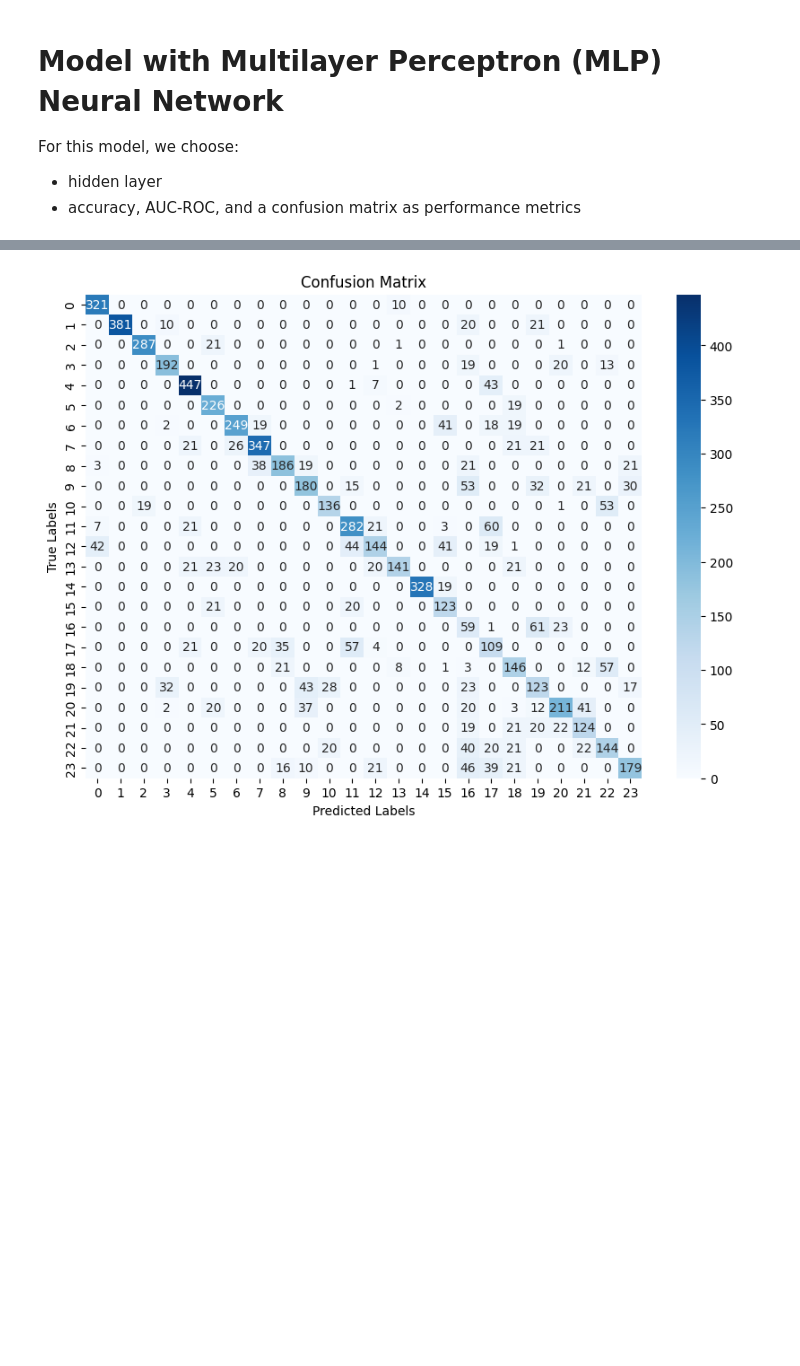
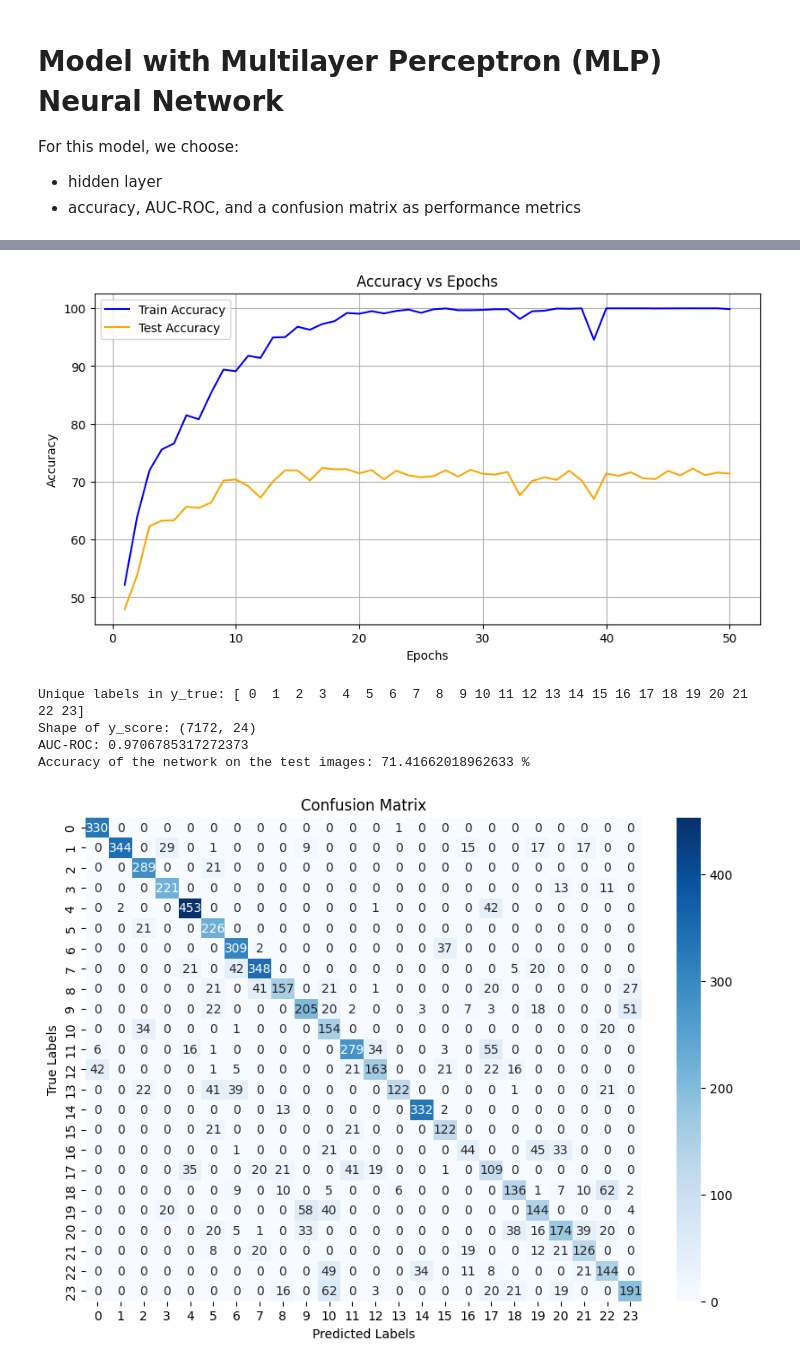
Before and after one commit to MathisAulagnier/SignLanguageLetterRecognitionAI, a Jupyter notebook: src/notebooks/MLP.ipynb, the cells around one changed output, grey strips where cells are left out. Saved outputs shown, nothing was run; the diff lists cells and outputs as text; code cells hidden in the pictures; blank space fills up the shorter version.

Commit message:
[FEAT] Graph accuracy vs epochs for the Multilayer Perceptron

```diff
--- a/src/notebooks/MLP.ipynb
+++ b/src/notebooks/MLP.ipynb
@@ -67,8 +67,13 @@ model = MLP(input_size, hidden_size, num_classes)
 criterion = nn.CrossEntropyLoss()
 optimizer = torch.optim.Adam(model.parameters(), lr=learning_rate)
 
+# Lists to store accuracies
+train_accuracies = []
+test_accuracies = []
+
 # Training loop
 for epoch in range(epochs):
+    model.train()
     for i, (images, labels) in enumerate(train_loader):
         outputs = model(images)
         loss = criterion(outputs, labels)
@@ -79,10 +84,48 @@ for epoch in range(epochs):
         if (i+1) % 100 == 0:
             print(f'Epoch [{epoch+1}/{epochs}], Step [{i+1}/{len(train_loader)}], Loss: {loss.item():.4f}')
 
+    # Calculate train accuracy
+    correct_train = 0
+    total_train = 0
+    model.eval()
+    with torch.no_grad():
+        for images, labels in train_loader:
+            outputs = model(images)
+            _, predicted = torch.max(outputs.data, 1)
+            total_train += labels.size(0)
+            correct_train += (predicted == labels).sum().item()
+        train_accuracy = 100 * correct_train / total_train
+        train_accuracies.append(train_accuracy)
+
+    # Calculate test accuracy
+    correct_test = 0
+    total_test = 0
+    with torch.no_grad():
+        for images, labels in test_loader:
+            outputs = model(images)
+            _, predicted = torch.max(outputs.data, 1)
+            total_test += labels.size(0)
+            correct_test += (predicted == labels).sum().item()
+        test_accuracy = 100 * correct_test / total_test
+        test_accuracies.append(test_accuracy)
+
+    print(f'Epoch [{epoch+1}/{epochs}], Train Accuracy: {train_accuracy:.2f}%, Test Accuracy: {test_accuracy:.2f}%')
+
+# Plotting accuracy vs epochs
+plt.figure(figsize=(10, 5))
+plt.plot(range(1, epochs+1), train_accuracies, label='Train Accuracy', color='blue')
+plt.plot(range(1, epochs+1), test_accuracies, label='Test Accuracy', color='orange')
+plt.xlabel('Epochs')
+plt.ylabel('Accuracy')
+plt.title('Accuracy vs Epochs')
+plt.legend()
+plt.grid(True)
+plt.show()
+
+# Evaluation
 y_true = []
 y_pred = []
 
-# Evaluation
 model.eval()
 with torch.no_grad():
     correct = 0
@@ -144,4 +187,9 @@ Accuracy of the network on the test images: 70.6218627997769 %
-[figure, old version]
+[figure, new version]
+Unique labels in y_true: [ 0  1  2  3  4  5  6  7  8  9 10 11 12 13 14 15 16 17 18 19 20 21 22 23]
+Shape of y_score: (7172, 24)
+AUC-ROC: 0.9706785317272373
+Accuracy of the network on the test images: 71.41662018962633 %
+[figure, added]
 # %% [markdown]
 We can observe:
 - good results!
```
Also changed, not shown: parts of 2 cells of this notebook, 3 other files.
